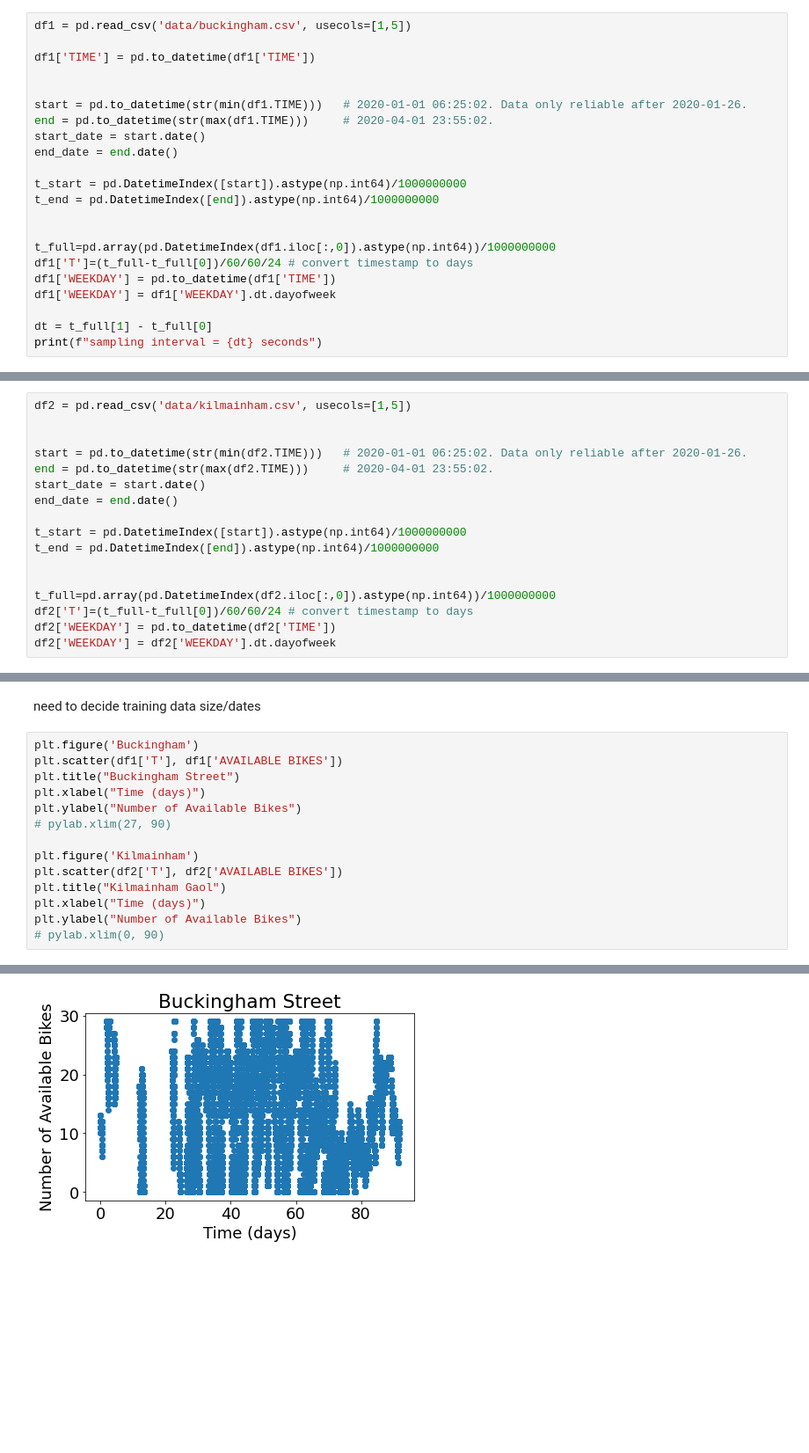
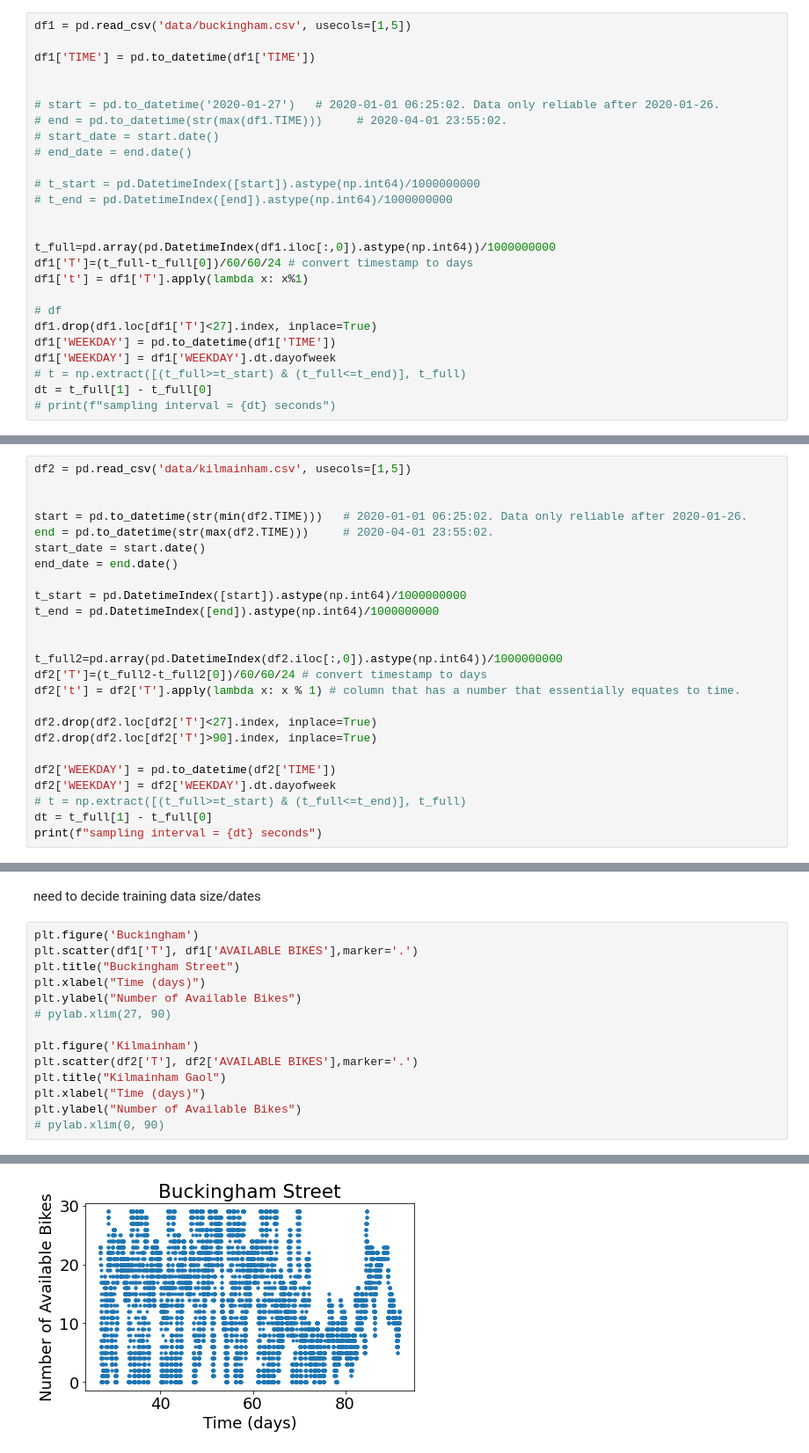
Before and after one commit to daltHub/Final-Assignment, a Jupyter notebook: feature_engineering.ipynb, the cells around one changed output, grey strips where cells are left out. Shown at 88% size. Saved outputs shown, nothing was run; the diff lists cells and outputs as text; blank space fills up the shorter version.

```diff
--- a/feature_engineering.ipynb
+++ b/feature_engineering.ipynb
@@ -11,19 +14,23 @@ df1 = pd.read_csv('data/buckingham.csv', usecols=[1,5])
 df1['TIME'] = pd.to_datetime(df1['TIME'])
 
 
-start = pd.to_datetime(str(min(df1.TIME)))   # 2020-01-01 06:25:02. Data only reliable after 2020-01-26.
-end = pd.to_datetime(str(max(df1.TIME)))     # 2020-04-01 23:55:02.
-start_date = start.date()
-end_date = end.date()
+# start = pd.to_datetime('2020-01-27')   # 2020-01-01 06:25:02. Data only reliable after 2020-01-26.
+# end = pd.to_datetime(str(max(df1.TIME)))     # 2020-04-01 23:55:02.
+# start_date = start.date()
+# end_date = end.date()
 
-t_start = pd.DatetimeIndex([start]).astype(np.int64)/1000000000
-t_end = pd.DatetimeIndex([end]).astype(np.int64)/1000000000
+# t_start = pd.DatetimeIndex([start]).astype(np.int64)/1000000000
+# t_end = pd.DatetimeIndex([end]).astype(np.int64)/1000000000
 
 
 t_full=pd.array(pd.DatetimeIndex(df1.iloc[:,0]).astype(np.int64))/1000000000
 df1['T']=(t_full-t_full[0])/60/60/24 # convert timestamp to days
+df1['t'] = df1['T'].apply(lambda x: x%1)
+
+# df
+df1.drop(df1.loc[df1['T']<27].index, inplace=True)
 df1['WEEKDAY'] = pd.to_datetime(df1['TIME'])
 df1['WEEKDAY'] = df1['WEEKDAY'].dt.dayofweek
-
+# t = np.extract([(t_full>=t_start) & (t_full<=t_end)], t_full)
 dt = t_full[1] - t_full[0]
-print(f"sampling interval = {dt} seconds")
+# print(f"sampling interval = {dt} seconds")
@@ -42,7 +80,15 @@ t_start = pd.DatetimeIndex([start]).astype(np.int64)/1000000000
 t_end = pd.DatetimeIndex([end]).astype(np.int64)/1000000000
 
 
-t_full=pd.array(pd.DatetimeIndex(df2.iloc[:,0]).astype(np.int64))/1000000000
-df2['T']=(t_full-t_full[0])/60/60/24 # convert timestamp to days
+t_full2=pd.array(pd.DatetimeIndex(df2.iloc[:,0]).astype(np.int64))/1000000000
+df2['T']=(t_full2-t_full2[0])/60/60/24 # convert timestamp to days
+df2['t'] = df2['T'].apply(lambda x: x % 1) # column that has a number that essentially equates to time.
+
+df2.drop(df2.loc[df2['T']<27].index, inplace=True)
+df2.drop(df2.loc[df2['T']>90].index, inplace=True)
+
 df2['WEEKDAY'] = pd.to_datetime(df2['TIME'])
 df2['WEEKDAY'] = df2['WEEKDAY'].dt.dayofweek
+# t = np.extract([(t_full>=t_start) & (t_full<=t_end)], t_full)
+dt = t_full[1] - t_full[0]
+print(f"sampling interval = {dt} seconds")
@@ -63,18 +98,18 @@ df2['WEEKDAY'] = df2['WEEKDAY'].dt.dayofweek
 need to decide training data size/dates
 # %%
 plt.figure('Buckingham')
-plt.scatter(df1['T'], df1['AVAILABLE BIKES'])
+plt.scatter(df1['T'], df1['AVAILABLE BIKES'],marker='.')
 plt.title("Buckingham Street")
 plt.xlabel("Time (days)")
 plt.ylabel("Number of Available Bikes")
 # pylab.xlim(27, 90)
 
 plt.figure('Kilmainham')
-plt.scatter(df2['T'], df2['AVAILABLE BIKES'])
+plt.scatter(df2['T'], df2['AVAILABLE BIKES'],marker='.')
 plt.title("Kilmainham Gaol")
 plt.xlabel("Time (days)")
 plt.ylabel("Number of Available Bikes")
 # pylab.xlim(0, 90)
 # %% [output]
 Text(0, 0.5, 'Number of Available Bikes')
-[figure, old version]
+[figure, new version]
```
Also changed, not shown: parts of 15 cells of this notebook, 11 other files.
